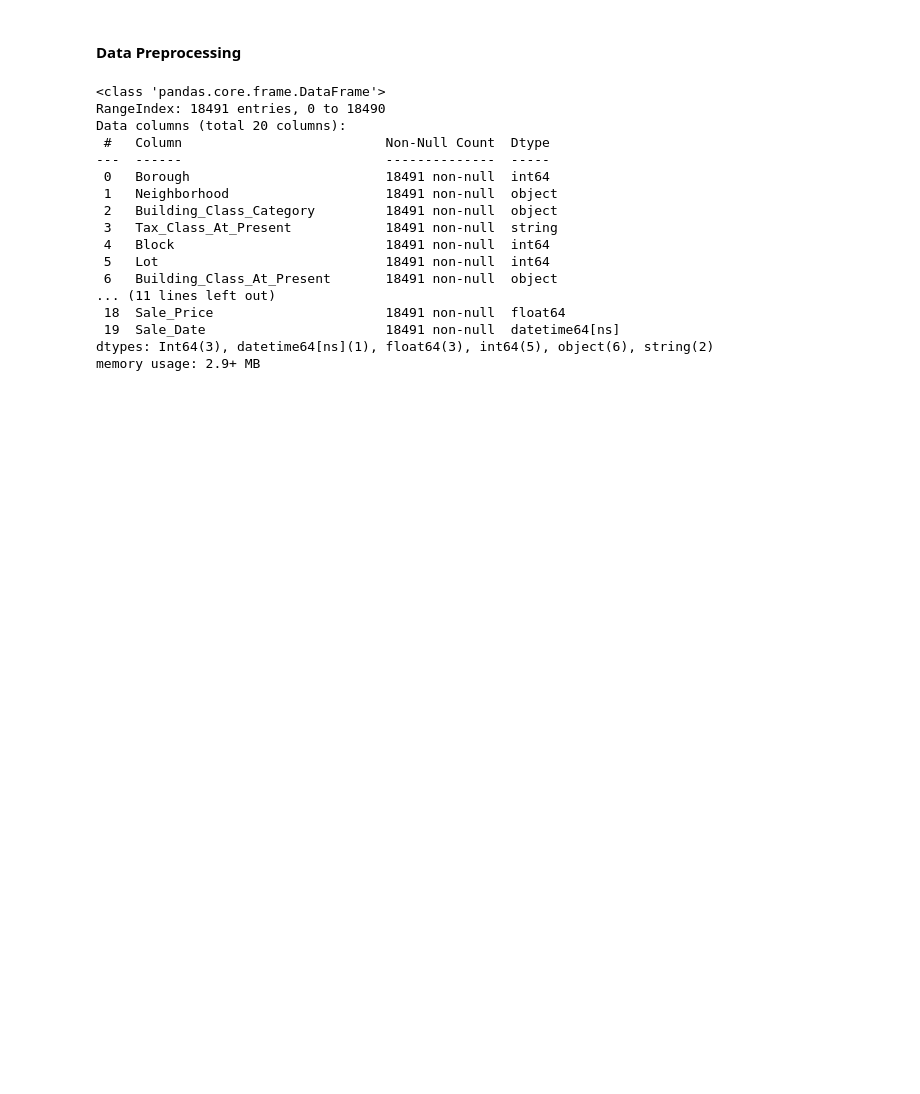
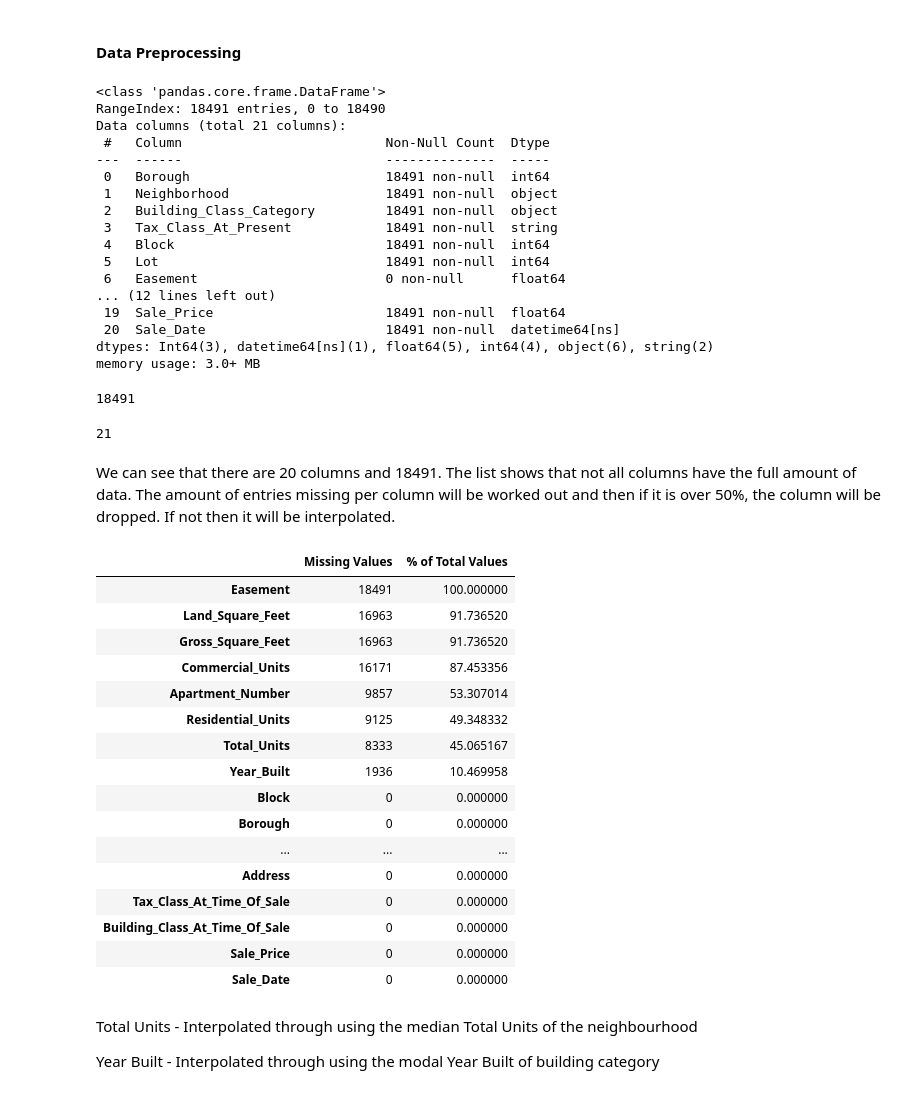
Before and after one commit to thomreid11/DAS7000_PORT1, a Jupyter notebook: DAS7000_port1.ipynb, the cells around one changed output. Drawn from its saved outputs; the diff is of its cells as text; code cells hidden in the pictures; blank space fills up the shorter version.

Commit message:
Complete Data Entries

```diff
--- a/DAS7000_port1.ipynb
+++ b/DAS7000_port1.ipynb
@@ -61,9 +61,6 @@ memory usage: 3.0+ MB
 # %%
 # Making columns neat and uniform
 df.columns = df.columns.str.strip().str.lower().str.replace(' ', '_').str.title()
-# %%
-# Dropping irrelevant column
-df = df.drop(columns=["Easement"])
 # %%
 # Correcting the data types
 # Changing strings to floats and removing the commas
@@ -86,7 +83,7 @@ df.info()
 # %% [output]
 <class 'pandas.core.frame.DataFrame'>
 RangeIndex: 18491 entries, 0 to 18490
-Data columns (total 20 columns):
+Data columns (total 21 columns):
  #   Column                          Non-Null Count  Dtype
 ---  ------                          --------------  -----
  0   Borough                         18491 non-null  int64
@@ -95,9 +92,61 @@ Data columns (total 20 columns):
  3   Tax_Class_At_Present            18491 non-null  string
  4   Block                           18491 non-null  int64
  5   Lot                             18491 non-null  int64
- 6   Building_Class_At_Present       18491 non-null  object
-... (11 lines left out)
- 18  Sale_Price                      18491 non-null  float64
- 19  Sale_Date                       18491 non-null  datetime64[ns]
-dtypes: Int64(3), datetime64[ns](1), float64(3), int64(5), object(6), string(2)
-memory usage: 2.9+ MB
+ 6   Easement                        0 non-null      float64
+... (12 lines left out)
+ 19  Sale_Price                      18491 non-null  float64
+ 20  Sale_Date                       18491 non-null  datetime64[ns]
+dtypes: Int64(3), datetime64[ns](1), float64(5), int64(4), object(6), string(2)
+memory usage: 3.0+ MB
+# %%
+# Number of Rows
+df.shape[0]
+# %% [output]
+18491
+# %%
+# Number of Columns
+df.shape[1]
+# %% [output]
+21
+# %% [markdown]
+We can see that there are 20 columns and 18491. The list shows that not all columns have the full amount of data. The amount of entries missing per column will be worked out and then if it is over 50%, the column will be dropped. If not then it will be interpolated.
+# %%
+# Finding out the percentage of missing values per column
+def missing_values_percentage_table(df):
+
+# Finding the number of missing values per column
+    missing_values = df.isnull().sum()
+
+# Finding the percentage of missing values by dividing it by the number of data entries there should be and multiplying by 100
+    missing_value_perc =  (100 * missing_values / len(df))
+
+# Concatenating the missing values and missing values %  along the top of the table
+    missing_value_table = pd.concat([missing_values, missing_value_perc], axis=1)
+    missing_value_table = missing_value_table.rename(columns={0: 'Missing Values', 1: '% of Total Values'})
+
+# Sort the table by percentage of missing descending
+    missing_values_table = missing_value_table.sort_values('% of Total Values', ascending=False)
+    return missing_values_table
+
+missing_percentage_df = missing_values_percentage_table(df)
+
+
+display(missing_percentage_df.style.background_gradient(cmap='Blues'))
+# %% [output]
+|  | Missing Values | % of Total Values |
+| Easement | 18491 | 100.000000 |
+| Land_Square_Feet | 16963 | 91.736520 |
+| Gross_Square_Feet | 16963 | 91.736520 |
+| Commercial_Units | 16171 | 87.453356 |
+| Apartment_Number | 9857 | 53.307014 |
+| Residential_Units | 9125 | 49.348332 |
+| Total_Units | 8333 | 45.065167 |
+| Year_Built | 1936 | 10.469958 |
+| Block | 0 | 0.000000 |
+| Borough | 0 | 0.000000 |
+| ... | ... | ... |
+| Address | 0 | 0.000000 |
+| Tax_Class_At_Time_Of_Sale | 0 | 0.000000 |
+| Building_Class_At_Time_Of_Sale | 0 | 0.000000 |
+| Sale_Price | 0 | 0.000000 |
+| Sale_Date | 0 | 0.000000 |
@@ -103,0 +166,4 @@ memory usage: 2.9+ MB
+# %% [markdown]
+Total Units - Interpolated through using the median Total Units of the neighbourhood
+
+Year Built - Interpolated through using the modal Year Built of building category
```
Also changed, not shown: parts of 4 cells of this notebook.
